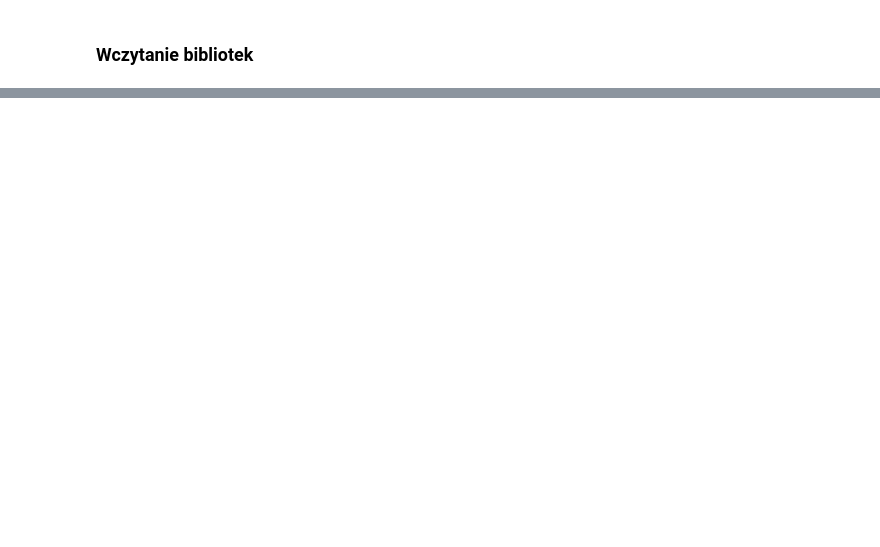
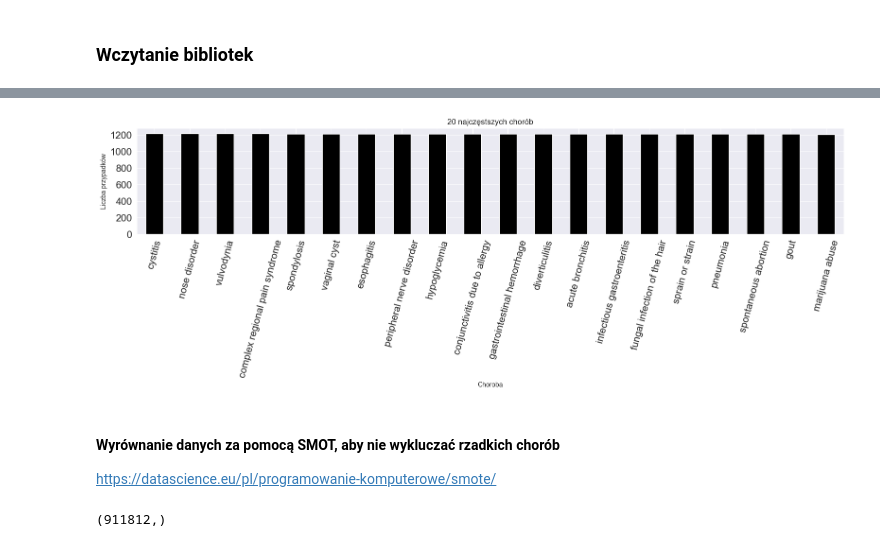
Before and after one commit to mateusz11301/Disease_Predictor, a Jupyter notebook: Notebooks/Predictors.ipynb, the cells around one changed output, grey strips where cells are left out. Saved outputs shown, nothing was run; the diff lists cells and outputs as text; code cells hidden in the pictures; blank space fills up the shorter version.

```diff
--- a/Notebooks/Predictors.ipynb
+++ b/Notebooks/Predictors.ipynb
@@ -15,2 +30,9 @@ from sklearn.model_selection import train_test_split
 # %%
+diseases_data = pd.read_csv("../Data/Final_Augmented_dataset_Diseases_and_Symptoms.csv")
+
+labels = diseases_data.iloc[:, 0]
+data = diseases_data.iloc[:, 1:]
+
+print(diseases_data.shape)
+diseases_data.head()
 # %% [output]
@@ -17,0 +92,14 @@ from sklearn.model_selection import train_test_split
+# %%
+plt.figure(figsize=(16, 6))
+labels.value_counts().head(20).plot(kind='bar', color='black', fontsize=15)
+plt.title('20 najczęstszych chorób')
+plt.xlabel('Choroba')
+plt.ylabel('Liczba przypadków')
+plt.xticks(rotation=75)
+plt.tight_layout()
+plt.show()
+# %% [output]
+[figure, added]
+# %% [markdown]
+#### Wyrównanie danych za pomocą SMOT, aby nie wykluczać rzadkich chorób
+https://datascience.eu/pl/programowanie-komputerowe/smote/
@@ -17,0 +116,4 @@ from sklearn.model_selection import train_test_split
+# %%
+labels.shape
+# %% [output]
+(911812,)
```
Also changed, not shown: parts of 9 cells of this notebook.
